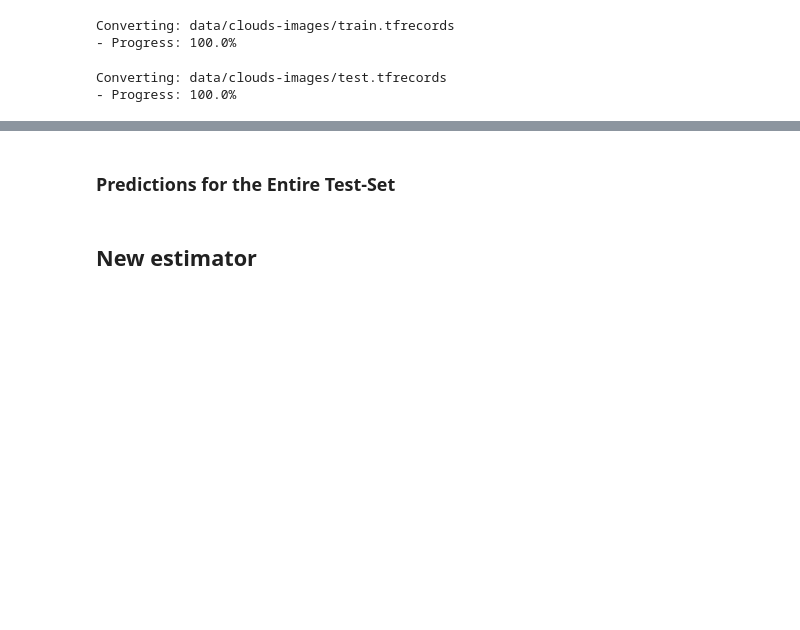
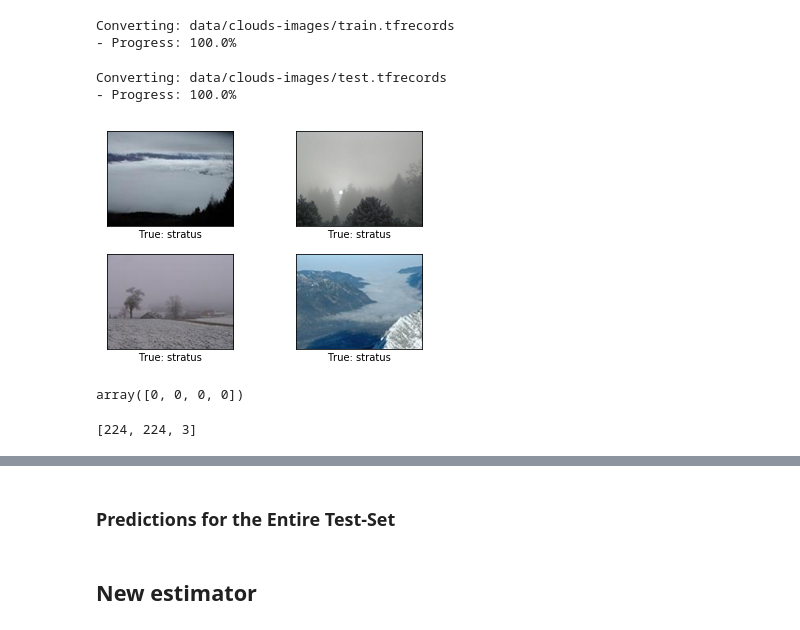
Before and after one commit to Neloh/cloudify, a Jupyter notebook: cloudify.ipynb, the cells around one changed output, grey strips where cells are left out. Cells and saved outputs as stored; diff of their text form; code cells hidden in the pictures; blank space fills up the shorter version.

```diff
--- a/cloudify.ipynb
+++ b/cloudify.ipynb
@@ -293,3 +311,8 @@ some_images = load_images(image_paths=image_paths_test[0:4])
+# %%
+# Plot the images and labels using our helper-function above.
+plot_images(images=some_images, cls_true=cls_true, smooth=True)
+# %% [output]
+[figure, added]
 # %%
 predict_input_fn = tf.estimator.inputs.numpy_input_fn(
     x={"image": some_images.astype(dtype=object)},
@@ -297,6 +320,14 @@ predict_input_fn = tf.estimator.inputs.numpy_input_fn(
     shuffle=False)
 # %%
 some_images_cls = cls_test[0:4]
+# %%
+some_images_cls
+# %% [output]
+array([0, 0, 0, 0])
+# %%
+img_shape
+# %% [output]
+[224, 224, 3]
 # %%
 feature_image = tf.feature_column.numeric_column("image",
                                                  shape=img_shape)
```
Also changed, not shown: parts of 23 cells of this notebook, 48 other files.
